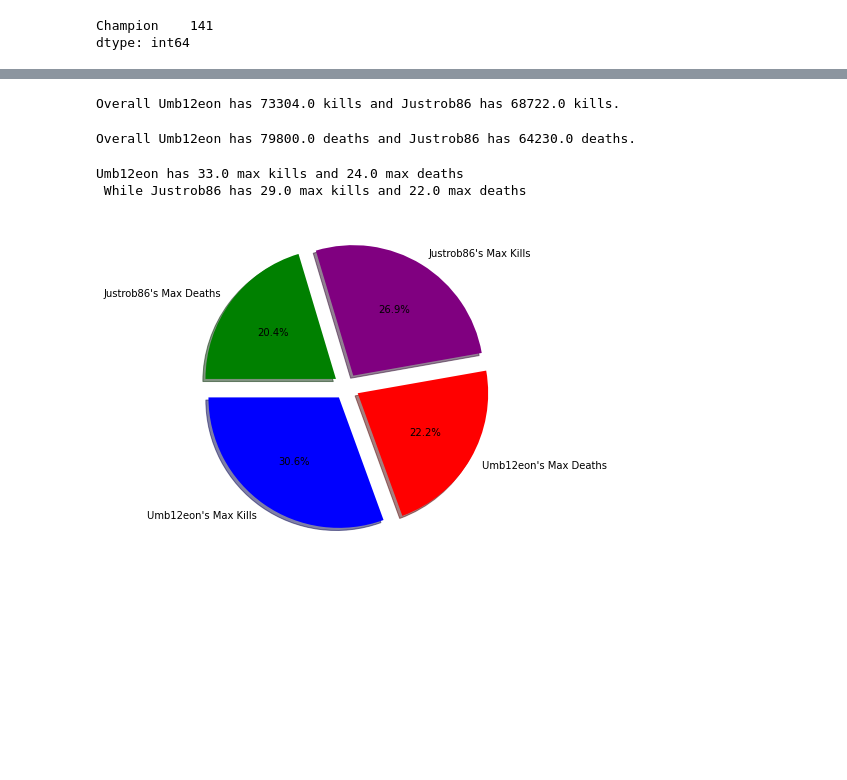
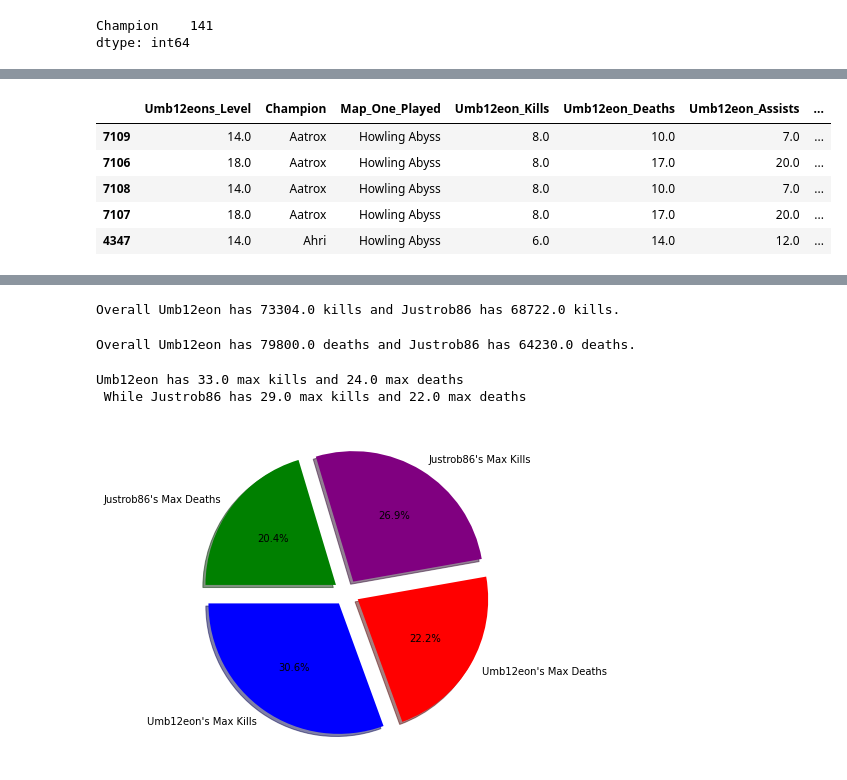
Before and after one commit to ashbuen/League-of-Legends-Player-Analysis, a Jupyter notebook: League of Legends Player Analysis.ipynb, the cells around one changed output, grey strips where cells are left out. Saved outputs shown, nothing was run; the diff lists cells and outputs as text; code cells hidden in the pictures; blank space fills up the shorter version.

```diff
--- a/League of Legends Player Analysis.ipynb
+++ b/League of Legends Player Analysis.ipynb
@@ -93,3 +76,29 @@ cleaner_data_df.sort_values(by="Champion").head()
+# %%
+# Format table to look cleaner
+cleaner_data_df = combined_df.rename(columns ={"Level_Reached_x": "Umb12eons_Level",
+                                      "Level_Reached_y": "Justrobs_Level",
+                                      "Map_x": "Map_One_Played",
+                                      "Map_y" : "Map_Two_Played",
+                                      "Kills_x": "Umb12eon_Kills",
+                                      "Kills_y": "Justrob86_Kills",
+                                      "Deaths_x": "Umb12eon_Deaths",
+                                      "Deaths_y": "Justrob86_Deaths",
+                                      "Assists_x": "Umb12eon_Assists",
+                                      "Assists_y": "Justrob86_Assists",
+                                      "Minions_x": "Umb12eon_Minions",
+                                      "Minions_y": "Justrob86_Minions",
+                                      "Money_Earned_x": "Umb12eon_Money",
+                                      "Money_Earned_y": "Justrob86_Money",
+                                      "Date_Played_x": "Dates_Umb12eon_Played",
+                                      "Date_Played_y": "Dates_Justrob86_Played"})
+cleaner_data_df.sort_values(by="Champion").head()
+# %% [output]
+|  | Umb12eons_Level | Champion | Map_One_Played | Umb12eon_Kills | Umb12eon_Deaths | Umb12eon_Assists | ... |
+| 7109 | 14.0 | Aatrox | Howling Abyss | 8.0 | 10.0 | 7.0 | ... |
+| 7106 | 18.0 | Aatrox | Howling Abyss | 8.0 | 17.0 | 20.0 | ... |
+| 7108 | 14.0 | Aatrox | Howling Abyss | 8.0 | 10.0 | 7.0 | ... |
+| 7107 | 18.0 | Aatrox | Howling Abyss | 8.0 | 17.0 | 20.0 | ... |
+| 4347 | 14.0 | Ahri | Howling Abyss | 6.0 | 14.0 | 12.0 | ... |
 # %%
 # Drop N/A values
 dropped_na_df = cleaner_data_df.dropna()
```
Also changed, not shown: parts of 11 cells of this notebook, 2 other files.
